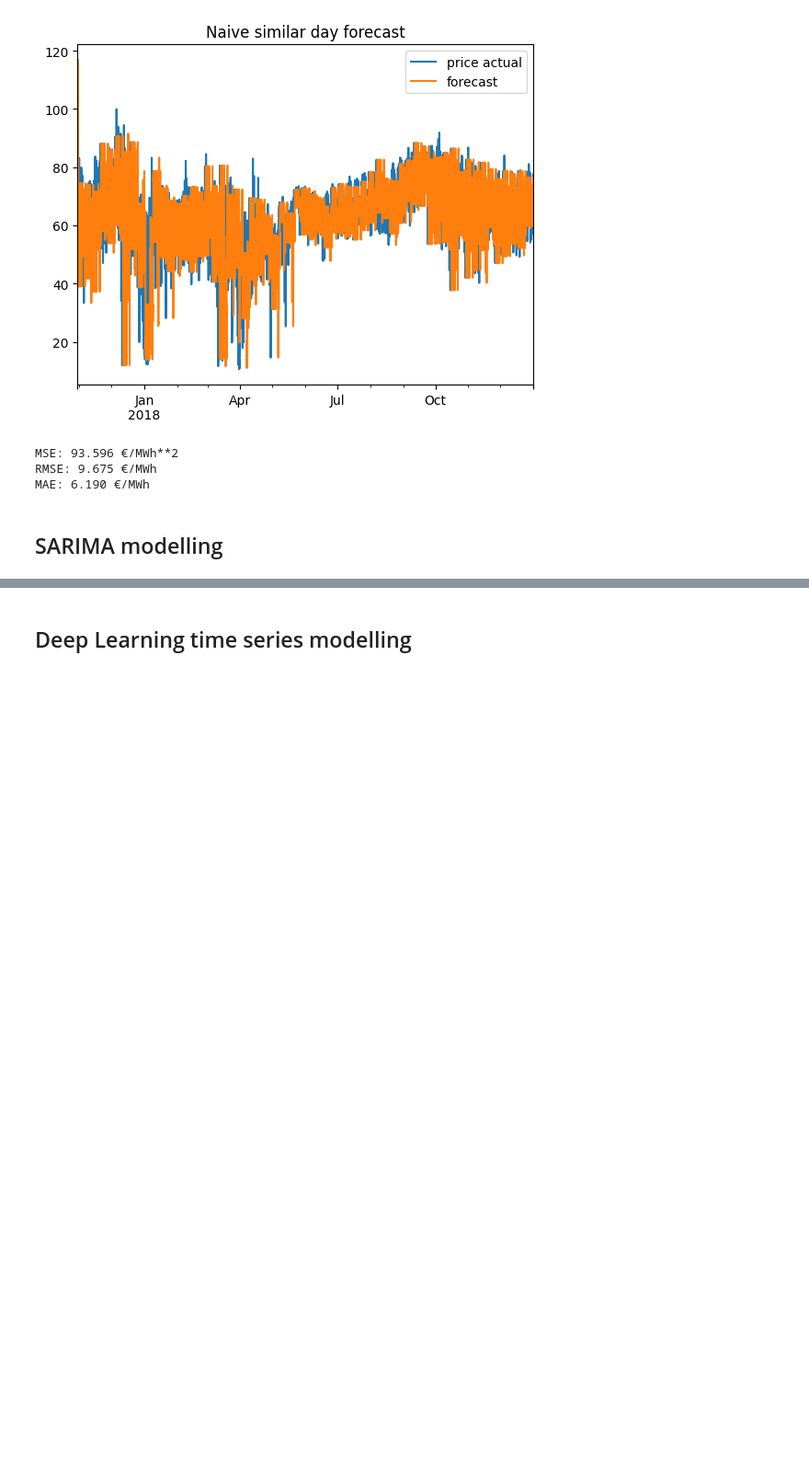
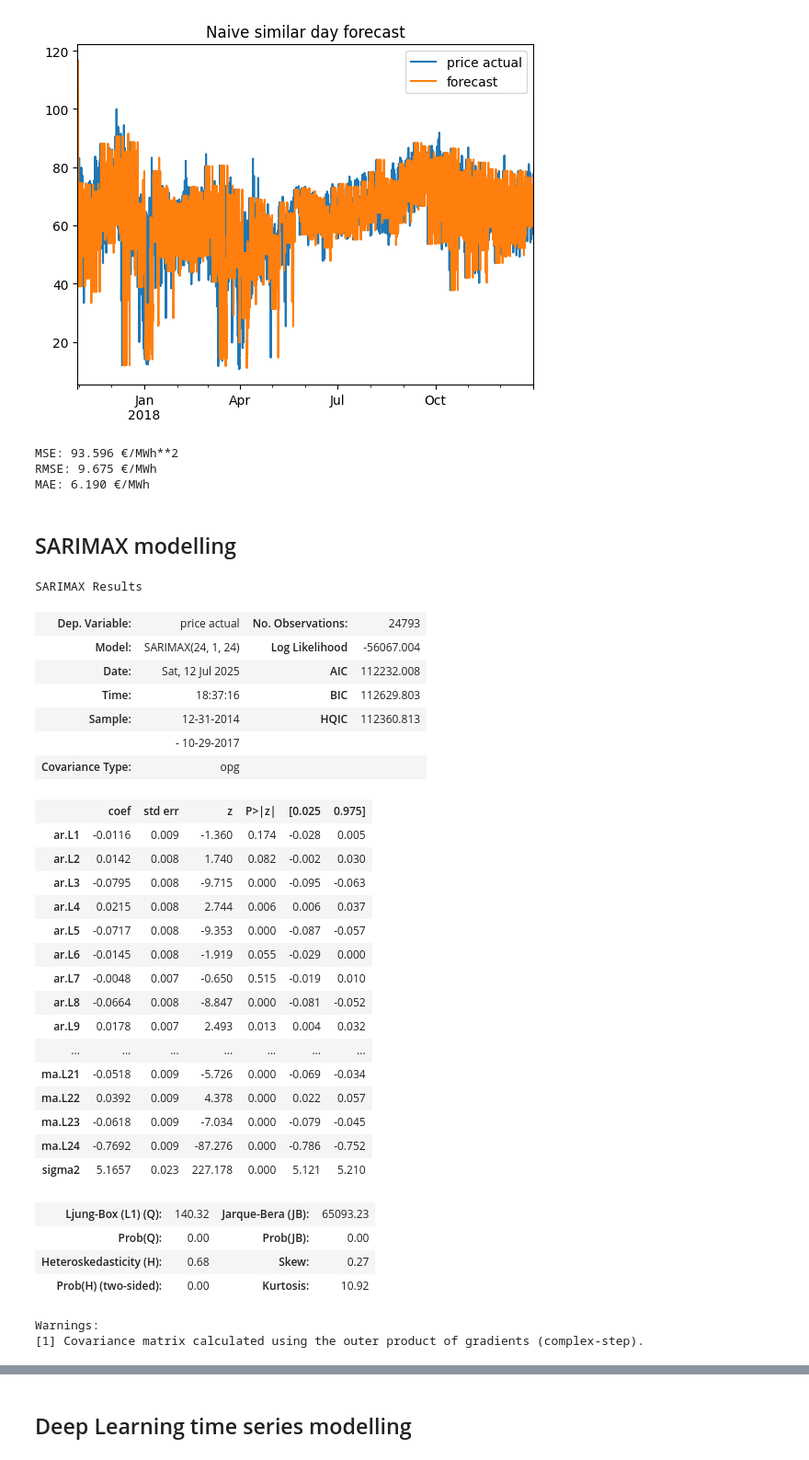
Before and after one commit to MiguelLoureiro98/EnergyForecasting, a Jupyter notebook: src/notebooks/hourly_forecasting/modelling.ipynb, the cells around one changed output, grey strips where cells are left out. Shown: that part at 92% size. Drawn from its saved outputs; the diff is of its cells as text; code cells hidden in the pictures; blank space fills up the shorter version.

```diff
--- a/src/notebooks/hourly_forecasting/modelling.ipynb
+++ b/src/notebooks/hourly_forecasting/modelling.ipynb
@@ -79,4 +79,4 @@ MSE: 93.596 €/MWh**2
 RMSE: 9.675 €/MWh
 MAE: 6.190 €/MWh
 # %% [markdown]
-## SARIMA modelling
+## SARIMAX modelling
@@ -82,0 +87,33 @@ MAE: 6.190 €/MWh
+# %%
+arima_res.summary()
+# %% [output]
+SARIMAX Results
+| Dep. Variable: | price actual | No. Observations: | 24793 |
+| Model: | SARIMAX(24, 1, 24) | Log Likelihood | -56067.004 |
+| Date: | Sat, 12 Jul 2025 | AIC | 112232.008 |
+| Time: | 18:37:16 | BIC | 112629.803 |
+| Sample: | 12-31-2014 | HQIC | 112360.813 |
+|  | - 10-29-2017 |  |  |
+| Covariance Type: | opg |  |  |
+|  | coef | std err | z | P>|z| | [0.025 | 0.975] |
+| ar.L1 | -0.0116 | 0.009 | -1.360 | 0.174 | -0.028 | 0.005 |
+| ar.L2 | 0.0142 | 0.008 | 1.740 | 0.082 | -0.002 | 0.030 |
+| ar.L3 | -0.0795 | 0.008 | -9.715 | 0.000 | -0.095 | -0.063 |
+| ar.L4 | 0.0215 | 0.008 | 2.744 | 0.006 | 0.006 | 0.037 |
+| ar.L5 | -0.0717 | 0.008 | -9.353 | 0.000 | -0.087 | -0.057 |
+| ar.L6 | -0.0145 | 0.008 | -1.919 | 0.055 | -0.029 | 0.000 |
+| ar.L7 | -0.0048 | 0.007 | -0.650 | 0.515 | -0.019 | 0.010 |
+| ar.L8 | -0.0664 | 0.008 | -8.847 | 0.000 | -0.081 | -0.052 |
+| ar.L9 | 0.0178 | 0.007 | 2.493 | 0.013 | 0.004 | 0.032 |
+| ... | ... | ... | ... | ... | ... | ... |
+| ma.L21 | -0.0518 | 0.009 | -5.726 | 0.000 | -0.069 | -0.034 |
+| ma.L22 | 0.0392 | 0.009 | 4.378 | 0.000 | 0.022 | 0.057 |
+| ma.L23 | -0.0618 | 0.009 | -7.034 | 0.000 | -0.079 | -0.045 |
+| ma.L24 | -0.7692 | 0.009 | -87.276 | 0.000 | -0.786 | -0.752 |
+| sigma2 | 5.1657 | 0.023 | 227.178 | 0.000 | 5.121 | 5.210 |
+| Ljung-Box (L1) (Q): | 140.32 | Jarque-Bera (JB): | 65093.23 |
+| Prob(Q): | 0.00 | Prob(JB): | 0.00 |
+| Heteroskedasticity (H): | 0.68 | Skew: | 0.27 |
+| Prob(H) (two-sided): | 0.00 | Kurtosis: | 10.92 |
+Warnings:
+[1] Covariance matrix calculated using the outer product of gradients (complex-step).
```
Also changed, not shown: parts of 10 cells of this notebook.
